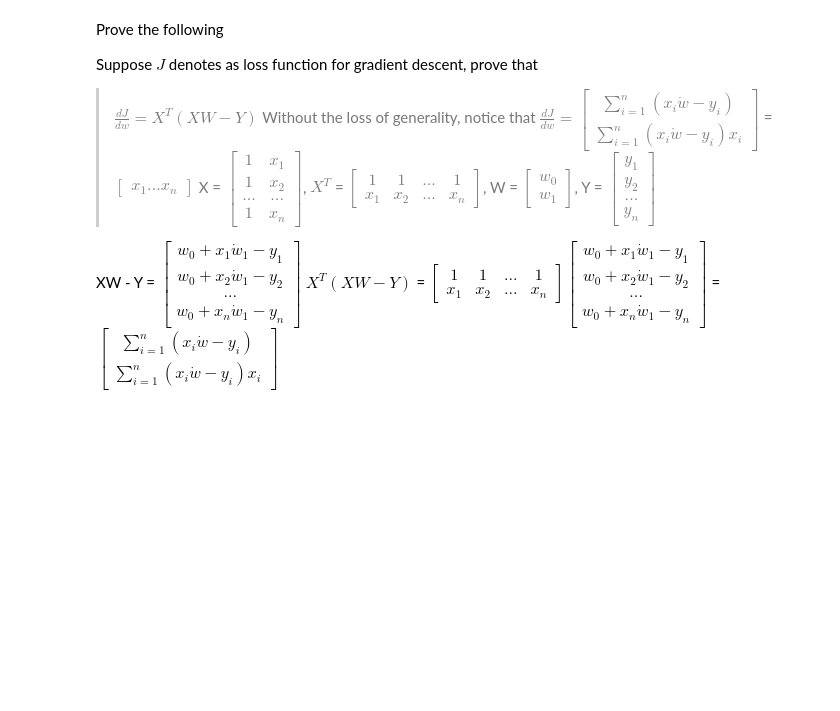
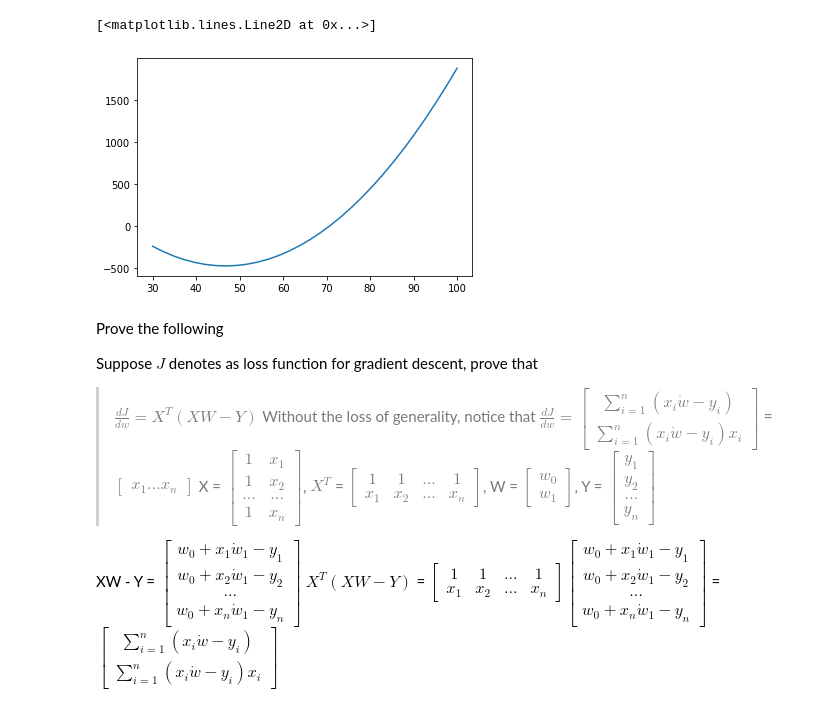
Before and after one commit to chuducthang77/Machine-Learning-tutorials-and-notes, a Jupyter notebook: Hw1.ipynb, the cells around one changed output. Saved outputs shown, nothing was run; the diff lists cells and outputs as text; code cells hidden in the pictures; blank space fills up the shorter version.

```diff
--- a/Hw1.ipynb
+++ b/Hw1.ipynb
@@ -79,3 +101,9 @@ plt.plot(NewSquarePrediction)
+# %%
+newY = np.dot(X, squareweight)*coefficient
+plt.plot(Xsquare, newY)
+# %% [output]
+[<matplotlib.lines.Line2D at 0x...>]
+[figure, added]
 # %% [markdown]
 Prove the following
 
```
Also changed, not shown: parts of 7 cells of this notebook.
